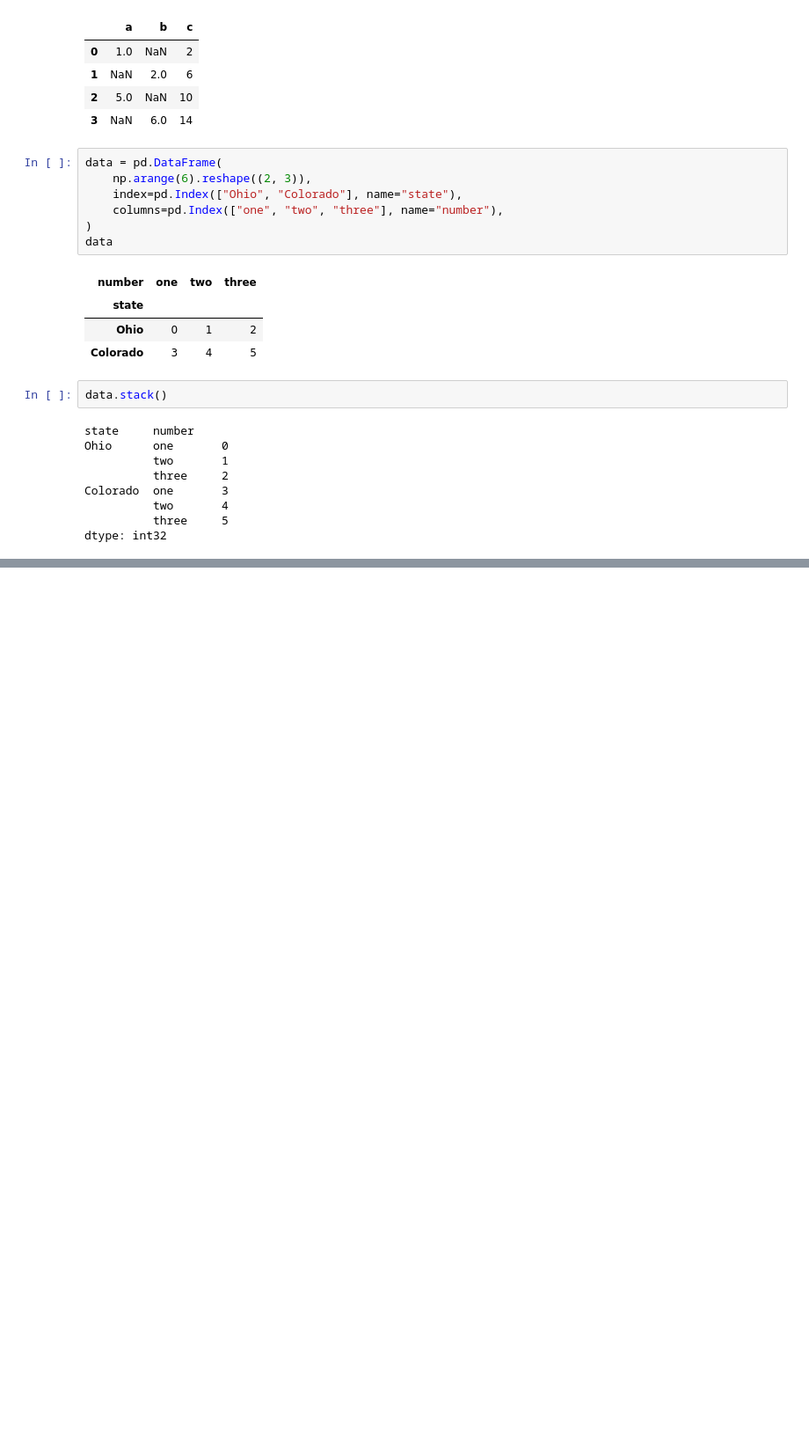
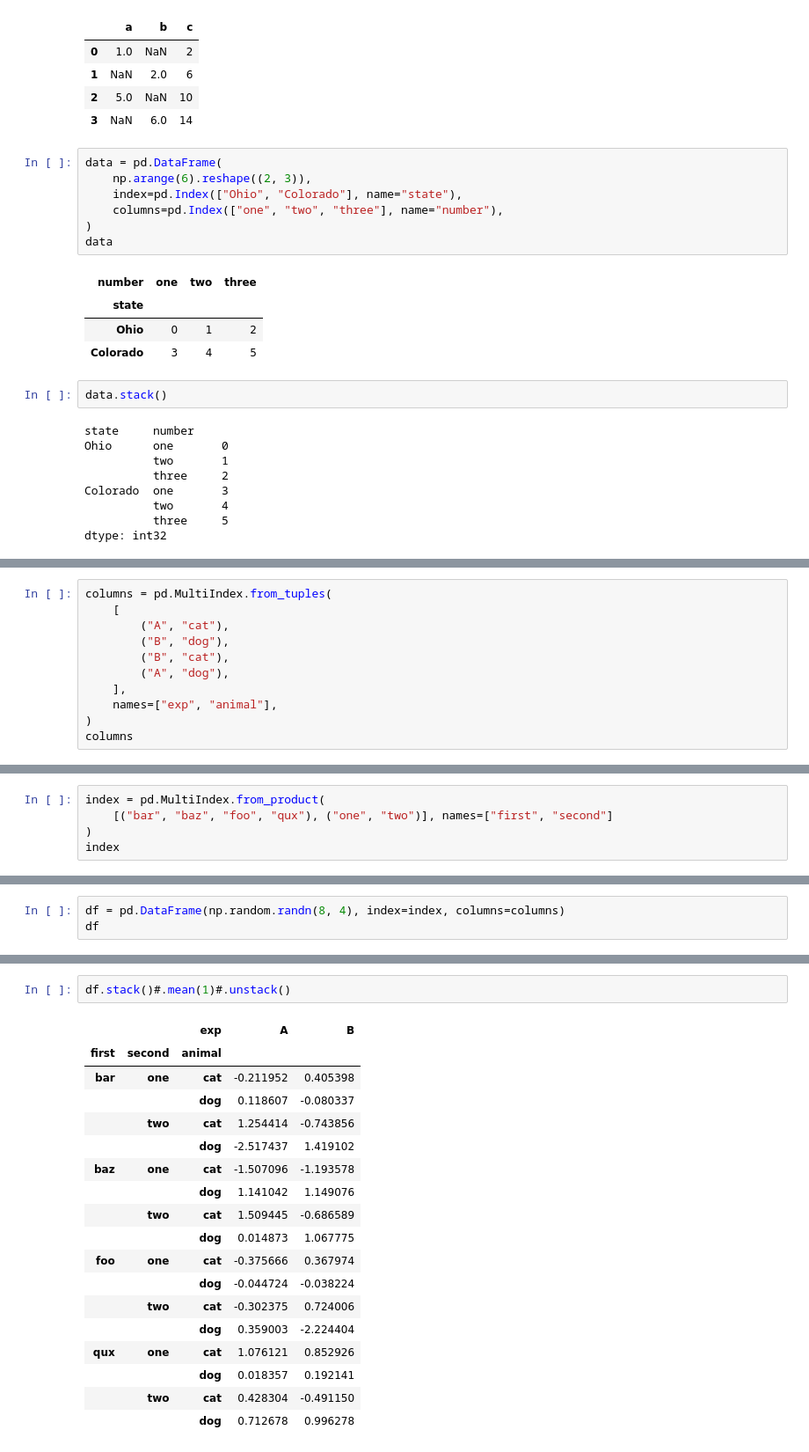
Before and after one commit to cdpeters/python-analysis-practice, a Jupyter notebook: Python_for_Data_Analysis_3rd_Edition/ch8_practice.ipynb, the cells around one changed output, grey strips where cells are left out. Shown at 88% size. Saved outputs shown, nothing was run; the diff lists cells and outputs as text; blank space fills up the shorter version.

```diff
--- a/Python_for_Data_Analysis_3rd_Edition/ch8_practice.ipynb
+++ b/Python_for_Data_Analysis_3rd_Edition/ch8_practice.ipynb
@@ -222,0 +498,11 @@ dtype: int32
+# %%
+columns = pd.MultiIndex.from_tuples(
+    [
+        ("A", "cat"),
+        ("B", "dog"),
+        ("B", "cat"),
+        ("A", "dog"),
+    ],
+    names=["exp", "animal"],
+)
+columns
@@ -222,0 +515,5 @@ dtype: int32
+# %%
+index = pd.MultiIndex.from_product(
+    [("bar", "baz", "foo", "qux"), ("one", "two")], names=["first", "second"]
+)
+index
@@ -222,0 +559,3 @@ dtype: int32
+# %%
+df = pd.DataFrame(np.random.randn(8, 4), index=index, columns=columns)
+df
@@ -222,0 +574,21 @@ dtype: int32
+# %%
+df.stack()#.mean(1)#.unstack()
+# %% [output]
+|  |  | exp | A | B |
+| first | second | animal |  |  |
+| bar | one | cat | -0.211952 | 0.405398 |
+|  |  | dog | 0.118607 | -0.080337 |
+|  | two | cat | 1.254414 | -0.743856 |
+|  |  | dog | -2.517437 | 1.419102 |
+| baz | one | cat | -1.507096 | -1.193578 |
+|  |  | dog | 1.141042 | 1.149076 |
+|  | two | cat | 1.509445 | -0.686589 |
+|  |  | dog | 0.014873 | 1.067775 |
+| foo | one | cat | -0.375666 | 0.367974 |
+|  |  | dog | -0.044724 | -0.038224 |
+|  | two | cat | -0.302375 | 0.724006 |
+|  |  | dog | 0.359003 | -2.224404 |
+| qux | one | cat | 1.076121 | 0.852926 |
+|  |  | dog | 0.018357 | 0.192141 |
+|  | two | cat | 0.428304 | -0.491150 |
+|  |  | dog | 0.712678 | 0.996278 |
```
Also changed, not shown: parts of 86 cells of this notebook.
